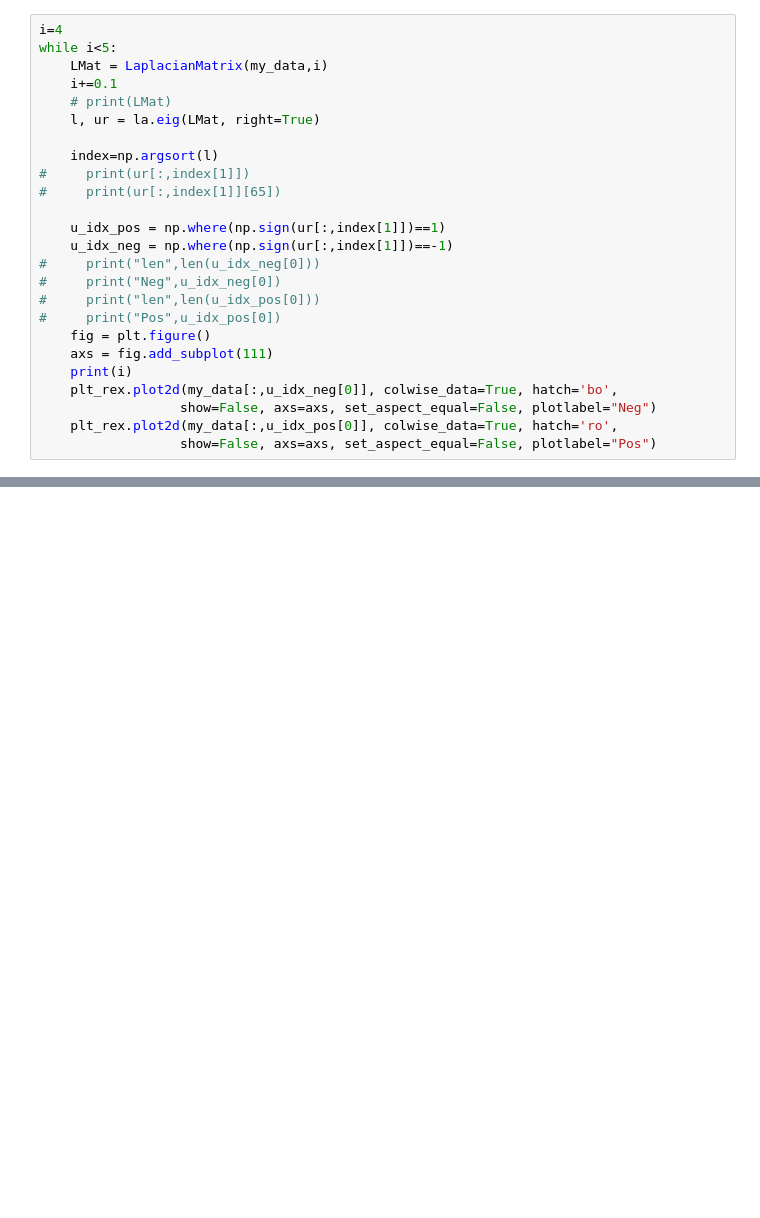
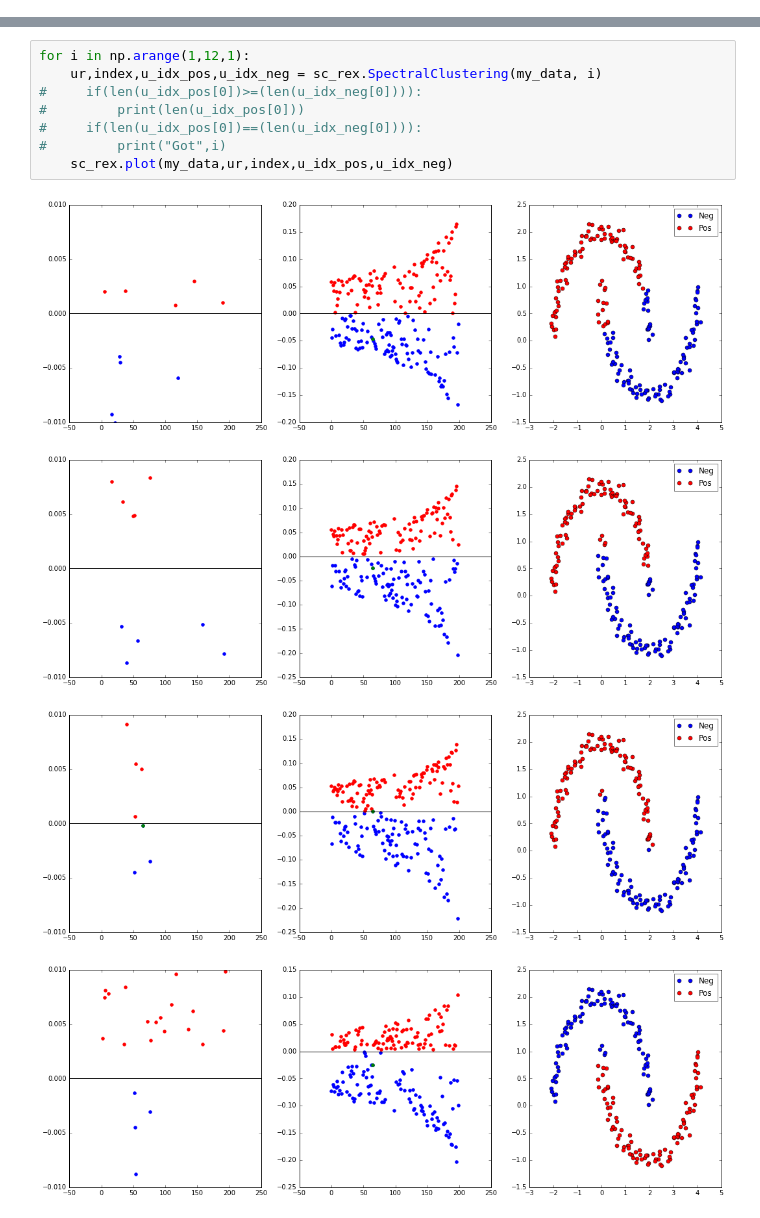
Before and after one commit to motjuste/patt-rex, a Jupyter notebook: task_3.2.ipynb, the cells around one changed output, grey strips where cells are left out. Drawn from its saved outputs; the diff is of its cells as text; blank space fills up the shorter version.

```diff
--- a/task_3.2.ipynb
+++ b/task_3.2.ipynb
@@ -96,25 +47,0 @@ print(SMat)
-# %%
-i=4
-while i<5:
-    LMat = LaplacianMatrix(my_data,i)
-    i+=0.1
-    # print(LMat)
-    l, ur = la.eig(LMat, right=True)
-
-    index=np.argsort(l)
-#     print(ur[:,index[1]])
-#     print(ur[:,index[1]][65])
-
-    u_idx_pos = np.where(np.sign(ur[:,index[1]])==1)
-    u_idx_neg = np.where(np.sign(ur[:,index[1]])==-1)
-#     print("len",len(u_idx_neg[0]))
-#     print("Neg",u_idx_neg[0])
-#     print("len",len(u_idx_pos[0]))
-#     print("Pos",u_idx_pos[0])
-    fig = plt.figure()
-    axs = fig.add_subplot(111)
-    print(i)
-    plt_rex.plot2d(my_data[:,u_idx_neg[0]], colwise_data=True, hatch='bo',
-                  show=False, axs=axs, set_aspect_equal=False, plotlabel="Neg")
-    plt_rex.plot2d(my_data[:,u_idx_pos[0]], colwise_data=True, hatch='ro',
-                  show=False, axs=axs, set_aspect_equal=False, plotlabel="Pos")
@@ -143,0 +48,13 @@ while i<5:
+# %%
+for i in np.arange(1,12,1):
+    ur,index,u_idx_pos,u_idx_neg = sc_rex.SpectralClustering(my_data, i)
+#     if(len(u_idx_pos[0])>=(len(u_idx_neg[0]))):
+#         print(len(u_idx_pos[0]))
+#     if(len(u_idx_pos[0])==(len(u_idx_neg[0]))):
+#         print("Got",i)
+    sc_rex.plot(my_data,ur,index,u_idx_pos,u_idx_neg)
+# %% [output]
+[figure, added]
+[figure, added]
+[figure, added]
+[figure, added]
```
Also changed, not shown: parts of 10 cells of this notebook, 2 other files.
